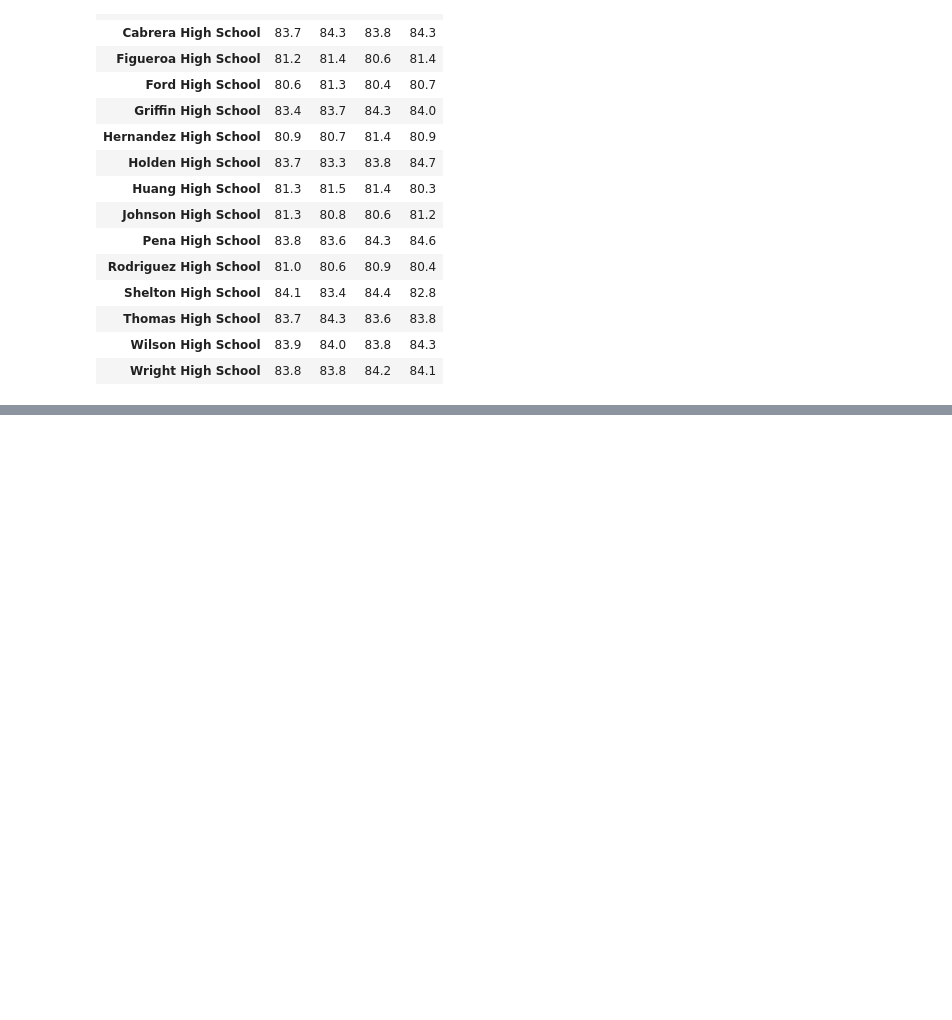
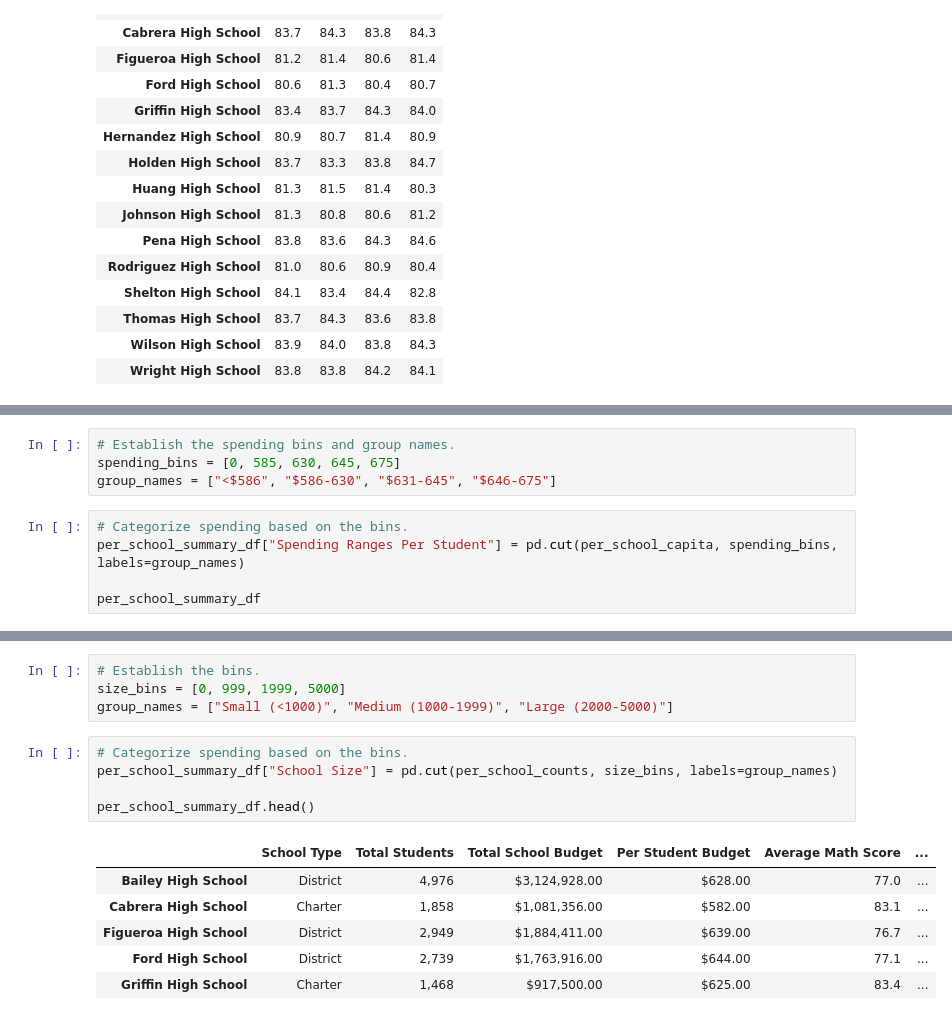
Before and after one commit to justicecodes/education_analysis, a Jupyter notebook: PyCitySchools.ipynb, the cells around one changed output, grey strips where cells are left out. Saved outputs shown, nothing was run; the diff lists cells and outputs as text; blank space fills up the shorter version.

Commit message:
scores by school size and spending

```diff
--- a/PyCitySchools.ipynb
+++ b/PyCitySchools.ipynb
@@ -633,0 +604,9 @@ reading_scores_by_grade = pd.DataFrame({
+# %%
+# Establish the spending bins and group names.
+spending_bins = [0, 585, 630, 645, 675]
+group_names = ["<$586", "$586-630", "$631-645", "$646-675"]
+# %%
+# Categorize spending based on the bins.
+per_school_summary_df["Spending Ranges Per Student"] = pd.cut(per_school_capita, spending_bins, labels=group_names)
+
+per_school_summary_df
@@ -633,0 +662,16 @@ reading_scores_by_grade = pd.DataFrame({
+# %%
+# Establish the bins.
+size_bins = [0, 999, 1999, 5000]
+group_names = ["Small (<1000)", "Medium (1000-1999)", "Large (2000-5000)"]
+# %%
+# Categorize spending based on the bins.
+per_school_summary_df["School Size"] = pd.cut(per_school_counts, size_bins, labels=group_names)
+
+per_school_summary_df.head()
+# %% [output]
+|  | School Type | Total Students | Total School Budget | Per Student Budget | Average Math Score | ... |
+| Bailey High School | District | 4,976 | $3,124,928.00 | $628.00 | 77.0 | ... |
+| Cabrera High School | Charter | 1,858 | $1,081,356.00 | $582.00 | 83.1 | ... |
+| Figueroa High School | District | 2,949 | $1,884,411.00 | $639.00 | 76.7 | ... |
+| Ford High School | District | 2,739 | $1,763,916.00 | $644.00 | 77.1 | ... |
+| Griffin High School | Charter | 1,468 | $917,500.00 | $625.00 | 83.4 | ... |
```
Also changed, not shown: parts of 10 cells of this notebook.
